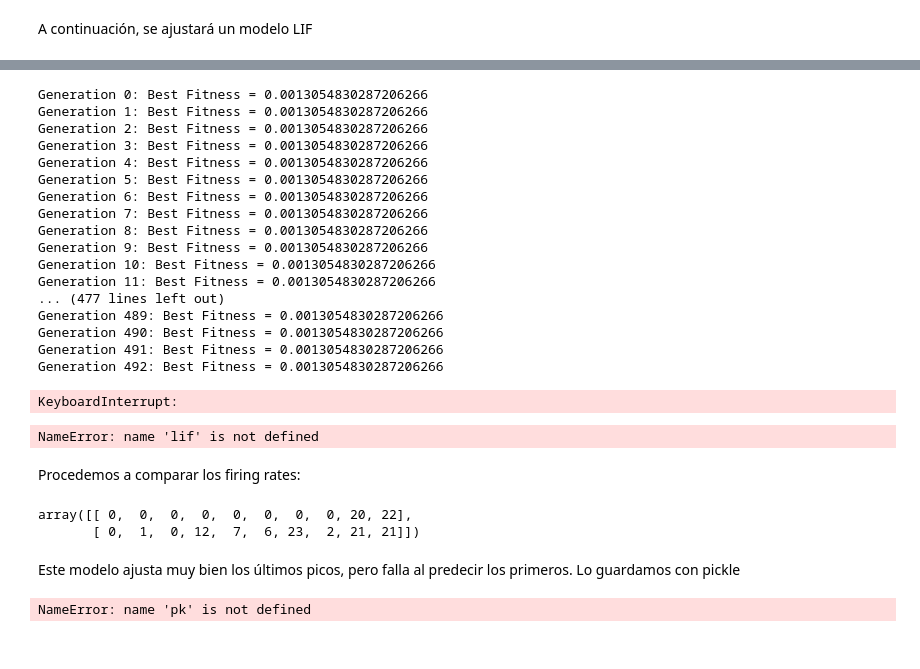
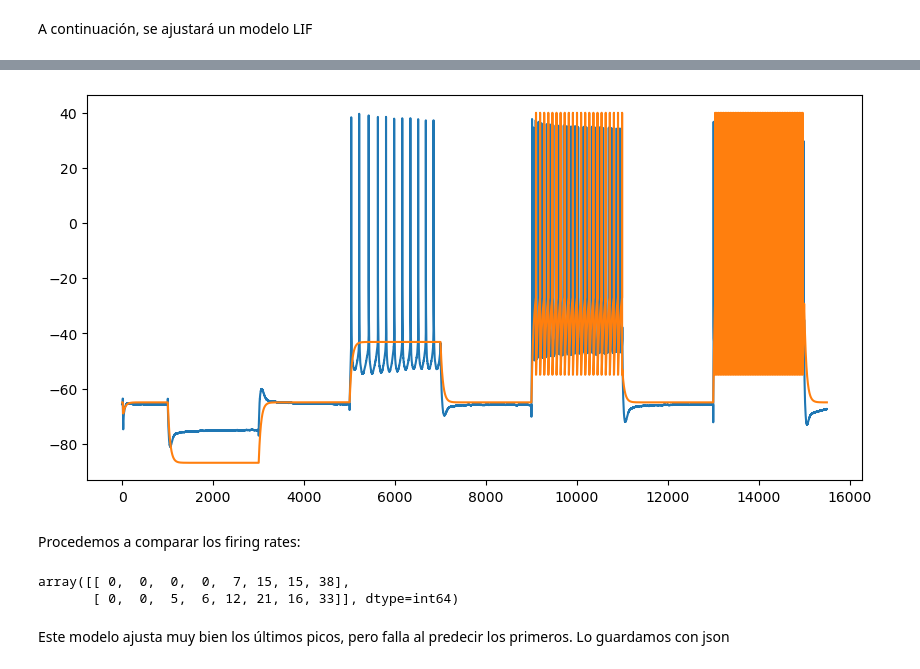
Before and after one commit to gonzagrau/Neuro-16-82, a Jupyter notebook: Trabajo Final/result_prelim_Grau_Gonzalez.ipynb, the cells around one changed output, grey strips where cells are left out. Cells and saved outputs as stored; diff of their text form; code cells hidden in the pictures.

Commit message:
integrado el algoritmo de fiteo en lif

```diff
--- a/Trabajo Final/result_prelim_Grau_Gonzalez.ipynb
+++ b/Trabajo Final/result_prelim_Grau_Gonzalez.ipynb
@@ -134,9 +125,12 @@ error: [0 0 0 ... 0 0 0]
 # %%
 lif.fit_spikes_GA(t,
-                  spike_Times,
-                  I_train*pA,
-                  n_per_bin=len(t)//10,
+                  spike_times,
+                  I_train,
+                  n_per_bin=len(t)//8,
+                  tweak_keys=['tau_m', 'g_L', 'V_th'],
+                  tweak_units=[ms, nS, mV],
                   N_iter=100,
-                  pop_size=50,
-                  mut_rate=0.1)
+                  max_rep=5,
+                  pop_size=30,
+                  mut_rate=0.3)
 # %% [output]
@@ -144,54 +147,19 @@ TypeError: LIF_model.fit_spikes_GA.<locals>.fitness_function() takes 1 positiona
-# %%
-# Luego, mejoramos con el algoritmo genético
-lif.fit_spikes_GA(t,
-                  spike_Times,
-                  I_train*pA,
-                  n_per_bin=len(t)//10,
-                  N_iter=500,
-                  popu_size=50,
-                  mut_rate=0.1)
-# %% [output]
-Generation 0: Best Fitness = 0.0013054830287206266
-Generation 1: Best Fitness = 0.0013054830287206266
-Generation 2: Best Fitness = 0.0013054830287206266
-Generation 3: Best Fitness = 0.0013054830287206266
-Generation 4: Best Fitness = 0.0013054830287206266
-Generation 5: Best Fitness = 0.0013054830287206266
-Generation 6: Best Fitness = 0.0013054830287206266
-Generation 7: Best Fitness = 0.0013054830287206266
-Generation 8: Best Fitness = 0.0013054830287206266
-Generation 9: Best Fitness = 0.0013054830287206266
-Generation 10: Best Fitness = 0.0013054830287206266
-Generation 11: Best Fitness = 0.0013054830287206266
-... (477 lines left out)
-Generation 489: Best Fitness = 0.0013054830287206266
-Generation 490: Best Fitness = 0.0013054830287206266
-Generation 491: Best Fitness = 0.0013054830287206266
-Generation 492: Best Fitness = 0.0013054830287206266
-KeyboardInterrupt:
 # %%
-fit_v_lif, spikes_LIF_2 = lif.simulate_trajectory(t, I_train*pA, plot=False)
-lif.fit_spikes()
-print(lif.V_th)
+fit_v_lif, spikes_LIF_2 = lif.simulate_trajectory(t, I_train, plot=False)
 fig, ax = plt.subplots(figsize=(10, 5))
 ax.plot(t/ms, v_train)
 ax.plot(t/ms, fit_v_lif/mV)
 plt.show()
 # %% [output]
-NameError: name 'lif' is not defined
+[figure, added]
 # %% [markdown]
 Procedemos a comparar los firing rates:
 # %%
-rates_lif = firing_rate(t, spikes_LIF_2, n_per_bin=len(t)//10)
-rates_obj = firing_rate(t, spike_Times, n_per_bin=len(t)//10)
+rates_lif = firing_rate(t, spikes_LIF_2, n_per_bin=len(t)//8)
+rates_obj = firing_rate(t, spike_times, n_per_bin=len(t)//8)
 np.vstack((rates_lif, rates_obj))
 # %% [output]
-array([[ 0,  0,  0,  0,  0,  0,  0,  0, 20, 22],
-       [ 0,  1,  0, 12,  7,  6, 23,  2, 21, 21]])
+array([[ 0,  0,  0,  0,  7, 15, 15, 38],
+       [ 0,  0,  5,  6, 12, 21, 16, 33]], dtype=int64)
 # %% [markdown]
-Este modelo ajusta muy bien los últimos picos, pero falla al predecir los primeros. Lo guardamos con pickle
+Este modelo ajusta muy bien los últimos picos, pero falla al predecir los primeros. Lo guardamos con json
-# %%
-with open('lif_fit_obj_vth_truncado.pkl', 'wb') as file:
-    pk.dump(lif, file)
-# %% [output]
-NameError: name 'pk' is not defined
```
Also changed, not shown: parts of 19 cells of this notebook, 6 other files.
